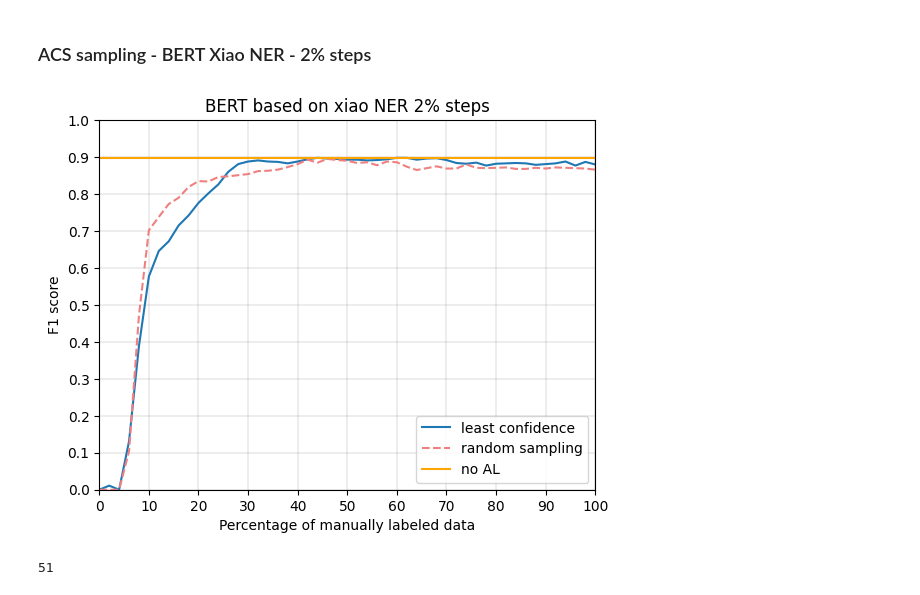
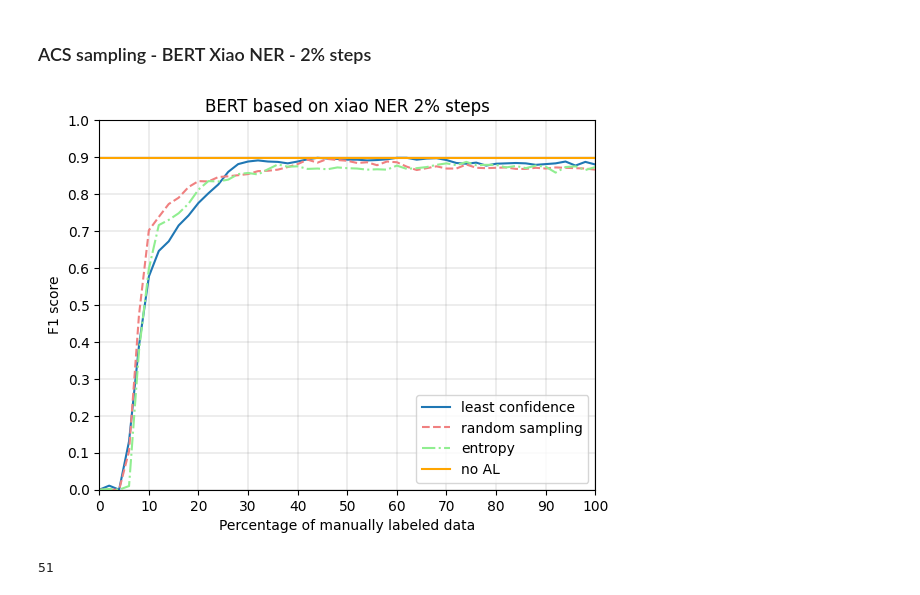
Before and after one commit to dkxiao/al-nlp-req, a Jupyter notebook: visualization/learning_curves.ipynb, the cells around one changed output. Drawn from its saved outputs; the diff is of its cells as text; code cells hidden in the pictures.

```diff
--- a/visualization/learning_curves.ipynb
+++ b/visualization/learning_curves.ipynb
@@ -22,35 +22,40 @@ score_accuracy_ACS = [0,0.463,0.475,0.531,0.683,0.787,0.843,0.870,0.892,0.912,0.
 
 
 # score_f1_ACS = [0,0.002,0.000,0.192,0.472,0.656,0.760,0.783,0.813,0.823,0.845,0.846,0.866,0.879,0.883,0.881,0.883,0.892,0.890,0.888,0.886,0.880,0.888,0.886,0.883,0.888,0.887,0.887,0.888,0.893,0.888,0.881,0.883,0.891,0.890,0.891,0.892,0.894,0.894,0.895,0.893,0.898,0.896,0.890,0.893,0.893,0.891,0.888,0.889,0.886,0.884]
 # score_accuracy_ACS = [0,0.438,0.475,0.604,0.725,0.827,0.874,0.904,0.908,0.926,0.930,0.930,0.938,0.940,0.943,0.943,0.943,0.943,0.943,0.943,0.939,0.939,0.941,0.939,0.938,0.941,0.938,0.940,0.941,0.943,0.940,0.938,0.939,0.941,0.942,0.944,0.944,0.946,0.949,0.943,0.949,0.949,0.946,0.948,0.948,0.946,0.945,0.946,0.946,0.943,0.943]
 
 
 # shuffled (seed 42)
 score_f1_RS = [0,0.000,0.000,0.104,0.472,0.702,0.738,0.773,0.790,0.819,0.835,0.834,0.846,0.848,0.851,0.854,0.862,0.863,0.866,0.873,0.881,0.893,0.885,0.895,0.892,0.890,0.884,0.886,0.878,0.888,0.886,0.874,0.865,0.870,0.875,0.869,0.869,0.880,0.871,0.870,0.871,0.872,0.868,0.868,0.871,0.869,0.872,0.871,0.870,0.869,0.866]
 score_accuracy_RS  = [0,0.463,0.475,0.582,0.740,0.827,0.867,0.906,0.908,0.924,0.927,0.930,0.932,0.931,0.933,0.936,0.938,0.938,0.936,0.943,0.942,0.944,0.943,0.945,0.944,0.942,0.942,0.940,0.941,0.941,0.940,0.939,0.937,0.936,0.935,0.932,0.930,0.935,0.933,0.932,0.931,0.931,0.931,0.931,0.931,0.932,0.929,0.931,0.930,0.930,0.930]
 
 # score_f1_RS = [0,0.000,0.000,0.103,0.489,0.695,0.762,0.765,0.809,0.811,0.826,0.833,0.844,0.844,0.868,0.866,0.871,0.857,0.849,0.854,0.863,0.848,0.858,0.860,0.855,0.863,0.858,0.858,0.862,0.862,0.866,0.854,0.865,0.862,0.859,0.863,0.864,0.865,0.875,0.864,0.860,0.856,0.865,0.864,0.864,0.868,0.874,0.864,0.875,0.865,0.870]
 # score_accuracy_RS  = [0,0.474,0.476,0.571,0.745,0.825,0.865,0.889,0.913,0.914,0.920,0.920,0.922,0.923,0.932,0.932,0.934,0.927,0.928,0.929,0.931,0.926,0.928,0.929,0.928,0.935,0.934,0.929,0.925,0.930,0.931,0.927,0.929,0.929,0.930,0.932,0.929,0.927,0.931,0.930,0.930,0.931,0.932,0.930,0.930,0.932,0.933,0.930,0.934,0.938,0.936]
 
+score_f1_EN = [0, 0.002, 0.0, 0.01, 0.375, 0.598, 0.716, 0.73, 0.748, 0.774, 0.812, 0.835, 0.834, 0.839, 0.854, 0.857, 0.853, 0.867, 0.88, 0.874, 0.875, 0.868, 0.869, 0.867, 0.872, 0.87, 0.869, 0.866, 0.867, 0.866, 0.877, 0.868, 0.87, 0.873, 0.879, 0.883, 0.878, 0.887, 0.878, 0.879, 0.879, 0.872, 0.876, 0.87, 0.877, 0.874, 0.858, 0.873, 0.875, 0.865, 0.873]
+
 steps_absolute = list(np.linspace(0, 600, 50+1))
 steps_relative = list(x/6 for x in steps_absolute)
 
 plt.plot(steps_relative, score_f1_ACS, label='least confidence')
 plt.plot(steps_relative, score_f1_RS, label='random sampling', linestyle = '--', color = 'lightcoral')
-plt.axhline(y=max(max(score_f1_ACS),max(score_f1_RS)), color='orange', label='no AL')
+plt.plot(steps_relative, score_f1_EN, label='entropy', linestyle = '-.', color = 'lightgreen')
+
+ymax = max(max(score_f1_ACS),max(score_f1_RS),max(score_f1_EN))
+plt.axhline(y=ymax, color='orange', label='no AL')
 plt.xlim([0, 100])
 plt.ylim([0, 1])
 plt.title("BERT based on xiao NER 2% steps")
 plt.xlabel('Percentage of manually labeled data')
 plt.xticks(list(np.linspace(0, 100, 11)))
 plt.ylabel('F1 score')
 plt.yticks(list(np.linspace(0, 1, 11)))
 plt.legend(loc='lower right')
 plt.grid(color='grey', linewidth=0.2)
 # plt.ylabel('Accuracy score')
 plt.show()
 # %% [output]
-[figure, old version]
+[figure, new version]
 # %%
 len(score_f1_ACS)
 # %% [output]
```
Also changed, not shown: parts of 5 cells of this notebook, 2 other files.
